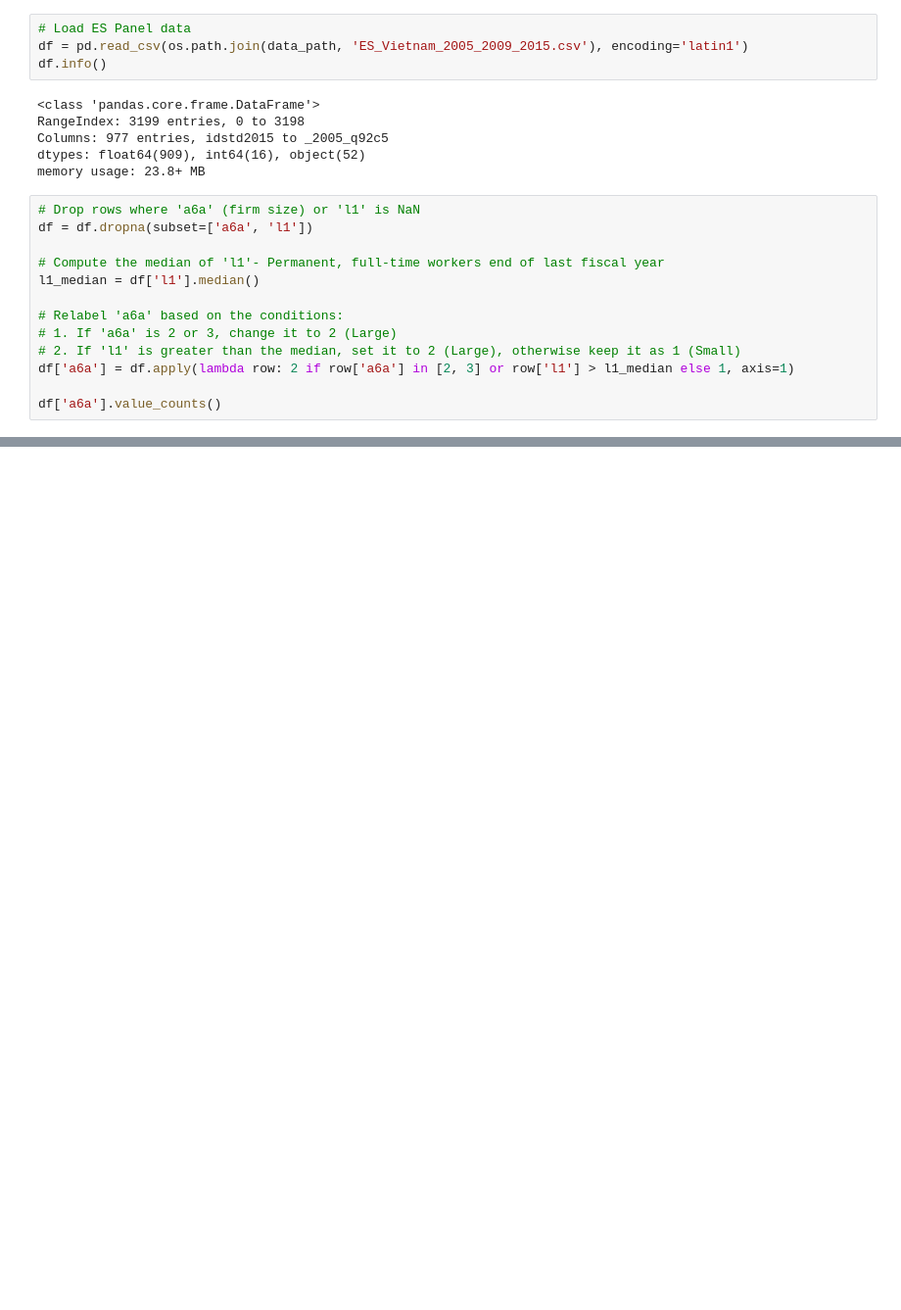
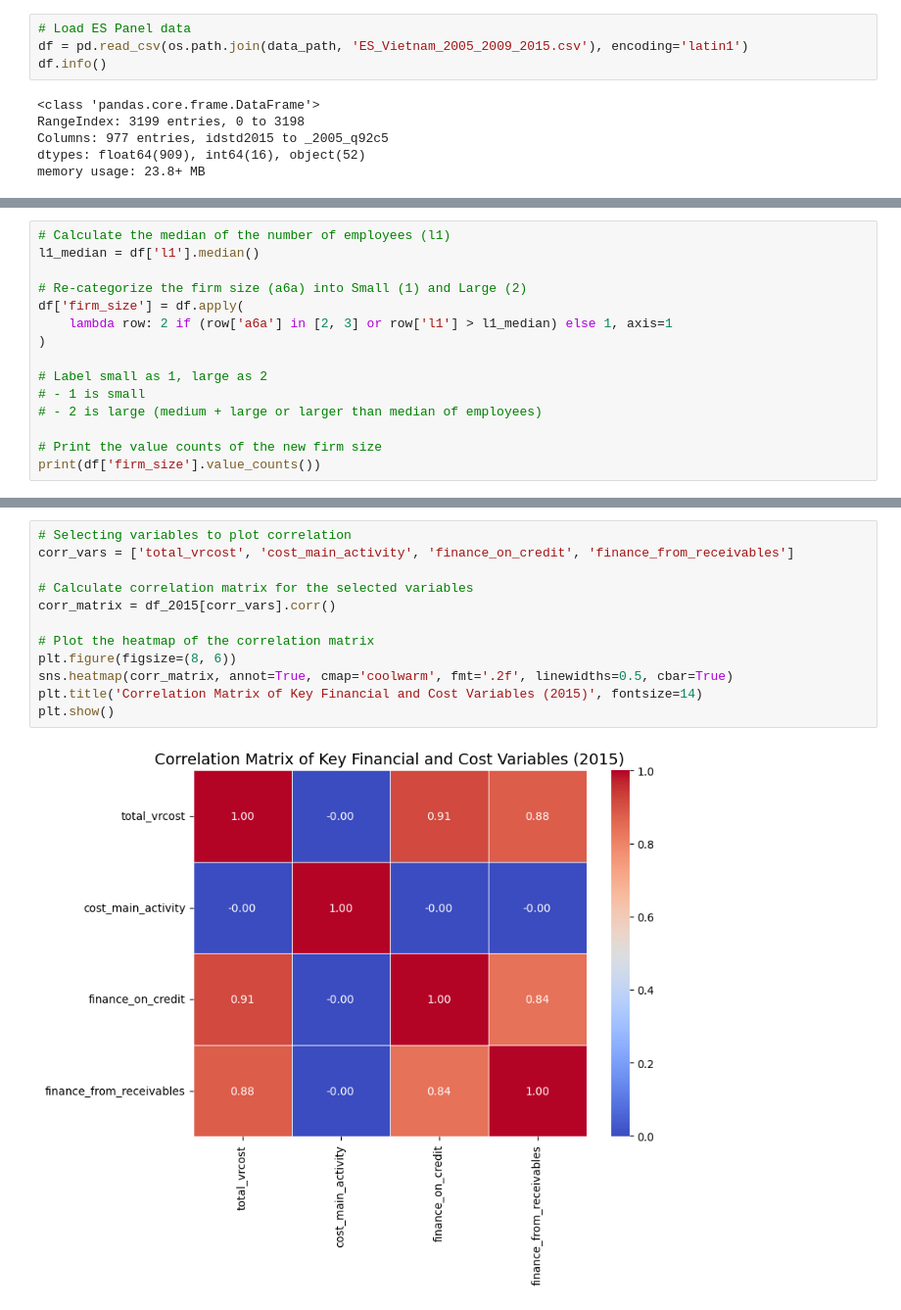
Before and after one commit to Thuan509/Dynamic-Macroeconomics, a Jupyter notebook: PS2_Code/Firms Modelling/data2_process.ipynb, the cells around one changed output, grey strips where cells are left out. Shown at 98% size. Cells and saved outputs as stored; diff of their text form; blank space fills up the shorter version.

```diff
--- a/PS2_Code/Firms Modelling/data2_process.ipynb
+++ b/PS2_Code/Firms Modelling/data2_process.ipynb
@@ -34,16 +34,3 @@ RangeIndex: 3199 entries, 0 to 3198
 Columns: 977 entries, idstd2015 to _2005_q92c5
 dtypes: float64(909), int64(16), object(52)
 memory usage: 23.8+ MB
-# %%
-# Drop rows where 'a6a' (firm size) or 'l1' is NaN
-df = df.dropna(subset=['a6a', 'l1'])
-
-# Compute the median of 'l1'- Permanent, full-time workers end of last fiscal year
-l1_median = df['l1'].median()
-
-# Relabel 'a6a' based on the conditions:
-# 1. If 'a6a' is 2 or 3, change it to 2 (Large)
-# 2. If 'l1' is greater than the median, set it to 2 (Large), otherwise keep it as 1 (Small)
-df['a6a'] = df.apply(lambda row: 2 if row['a6a'] in [2, 3] or row['l1'] > l1_median else 1, axis=1)
-
-df['a6a'].value_counts()
@@ -54,0 +37,15 @@ Name: count, dtype: int64
+# %%
+# Calculate the median of the number of employees (l1)
+l1_median = df['l1'].median()
+
+# Re-categorize the firm size (a6a) into Small (1) and Large (2)
+df['firm_size'] = df.apply(
+    lambda row: 2 if (row['a6a'] in [2, 3] or row['l1'] > l1_median) else 1, axis=1
+)
+
+# Label small as 1, large as 2
+# - 1 is small
+# - 2 is large (medium + large or larger than median of employees)
+
+# Print the value counts of the new firm size
+print(df['firm_size'].value_counts())
@@ -106,0 +149,14 @@ df
+# %%
+# Selecting variables to plot correlation
+corr_vars = ['total_vrcost', 'cost_main_activity', 'finance_on_credit', 'finance_from_receivables']
+
+# Calculate correlation matrix for the selected variables
+corr_matrix = df_2015[corr_vars].corr()
+
+# Plot the heatmap of the correlation matrix
+plt.figure(figsize=(8, 6))
+sns.heatmap(corr_matrix, annot=True, cmap='coolwarm', fmt='.2f', linewidths=0.5, cbar=True)
+plt.title('Correlation Matrix of Key Financial and Cost Variables (2015)', fontsize=14)
+plt.show()
+# %% [output]
+[figure, added]
```
Also changed, not shown: parts of 9 cells of this notebook, 10 other files.
